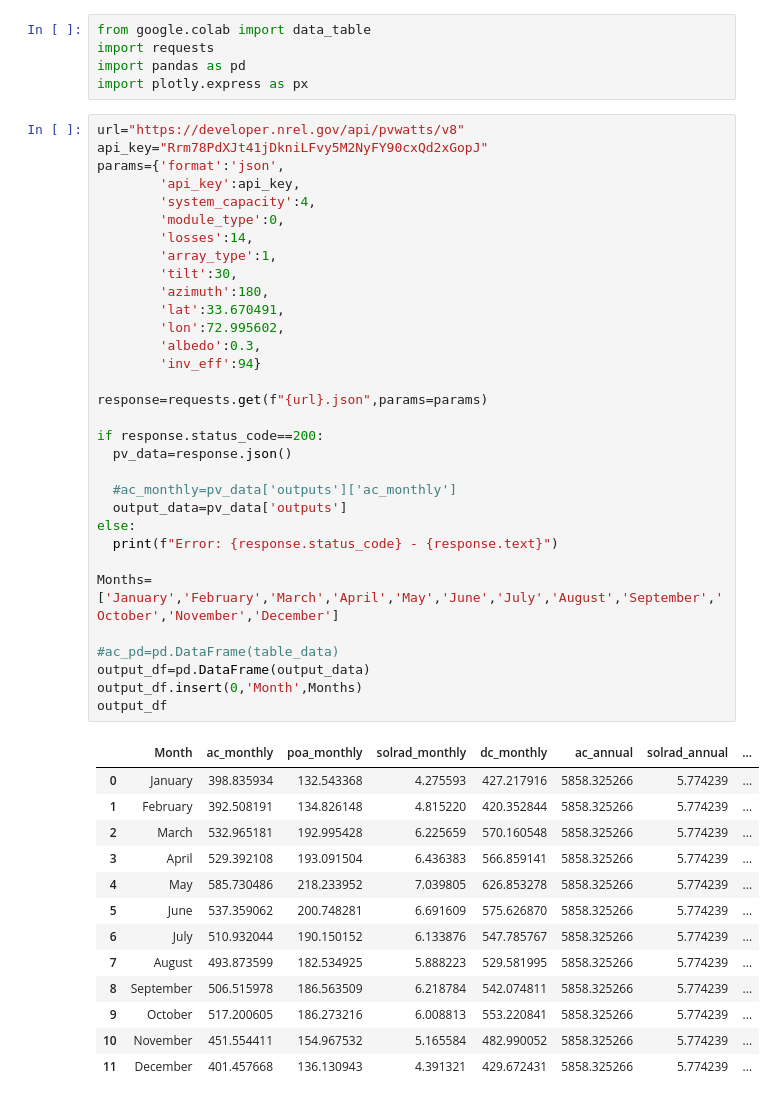
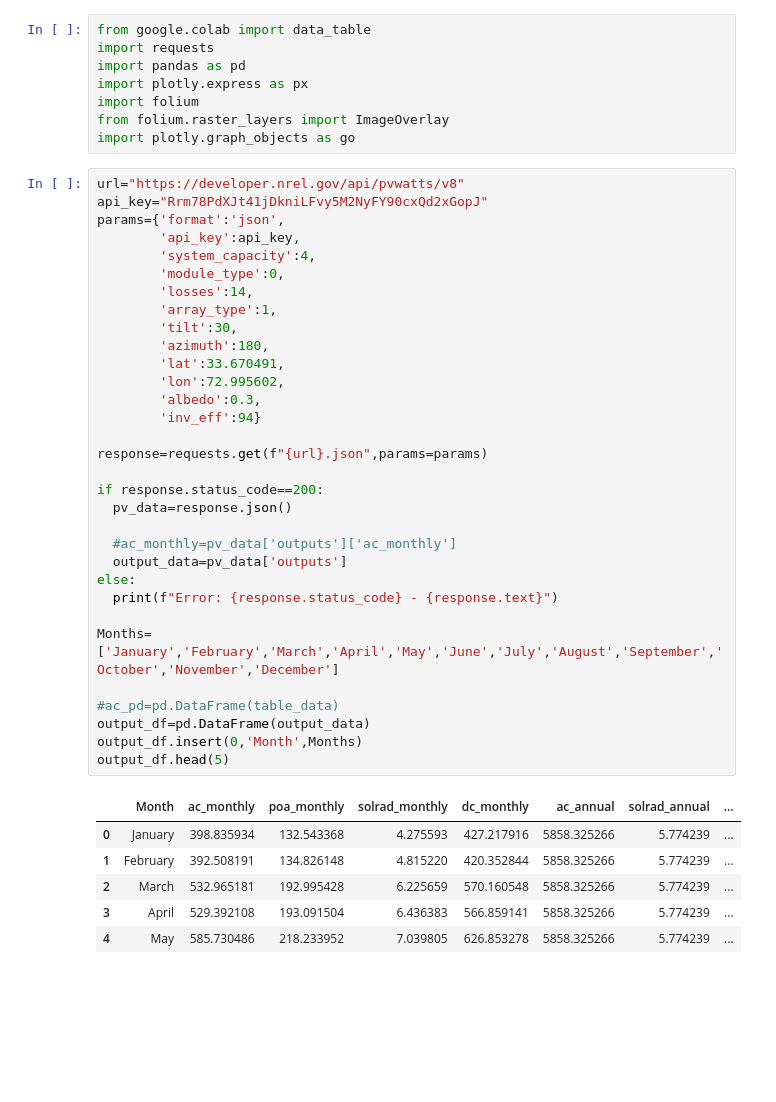
Before and after one commit to touseefyounas/PV_Analysis, a Jupyter notebook: PVWatts_API.ipynb, the cells around one changed output. Cells and saved outputs as stored; diff of their text form; blank space fills up the shorter version.

```diff
--- a/PVWatts_API.ipynb
+++ b/PVWatts_API.ipynb
@@ -5,6 +5,9 @@ from google.colab import data_table
 import requests
 import pandas as pd
 import plotly.express as px
+import folium
+from folium.raster_layers import ImageOverlay
+import plotly.graph_objects as go
 # %%
 url="https://developer.nrel.gov/api/pvwatts/v8"
 api_key="Rrm78PdXJt41jDkniLFvy5M2NyFY90cxQd2xGopJ"
@@ -16,40 +19,33 @@ params={'format':'json',
         'array_type':1,
         'tilt':30,
         'azimuth':180,
         'lat':33.670491,
         'lon':72.995602,
         'albedo':0.3,
         'inv_eff':94}
 
 response=requests.get(f"{url}.json",params=params)
 
 if response.status_code==200:
   pv_data=response.json()
 
   #ac_monthly=pv_data['outputs']['ac_monthly']
   output_data=pv_data['outputs']
 else:
   print(f"Error: {response.status_code} - {response.text}")
 
 Months=['January','February','March','April','May','June','July','August','September','October','November','December']
 
 #ac_pd=pd.DataFrame(table_data)
 output_df=pd.DataFrame(output_data)
 output_df.insert(0,'Month',Months)
-output_df
+output_df.head(5)
 # %% [output]
 |  | Month | ac_monthly | poa_monthly | solrad_monthly | dc_monthly | ac_annual | solrad_annual | ... |
 | 0 | January | 398.835934 | 132.543368 | 4.275593 | 427.217916 | 5858.325266 | 5.774239 | ... |
 | 1 | February | 392.508191 | 134.826148 | 4.815220 | 420.352844 | 5858.325266 | 5.774239 | ... |
 | 2 | March | 532.965181 | 192.995428 | 6.225659 | 570.160548 | 5858.325266 | 5.774239 | ... |
 | 3 | April | 529.392108 | 193.091504 | 6.436383 | 566.859141 | 5858.325266 | 5.774239 | ... |
 | 4 | May | 585.730486 | 218.233952 | 7.039805 | 626.853278 | 5858.325266 | 5.774239 | ... |
-| 5 | June | 537.359062 | 200.748281 | 6.691609 | 575.626870 | 5858.325266 | 5.774239 | ... |
-| 6 | July | 510.932044 | 190.150152 | 6.133876 | 547.785767 | 5858.325266 | 5.774239 | ... |
-| 7 | August | 493.873599 | 182.534925 | 5.888223 | 529.581995 | 5858.325266 | 5.774239 | ... |
-| 8 | September | 506.515978 | 186.563509 | 6.218784 | 542.074811 | 5858.325266 | 5.774239 | ... |
-| 9 | October | 517.200605 | 186.273216 | 6.008813 | 553.220841 | 5858.325266 | 5.774239 | ... |
-| 10 | November | 451.554411 | 154.967532 | 5.165584 | 482.990052 | 5858.325266 | 5.774239 | ... |
-| 11 | December | 401.457668 | 136.130943 | 4.391321 | 429.672431 | 5858.325266 | 5.774239 | ... |
 # %%
 fig = px.bar(output_df, x='Month', y='solrad_monthly',
```
Also changed, not shown: parts of 12 cells of this notebook.
